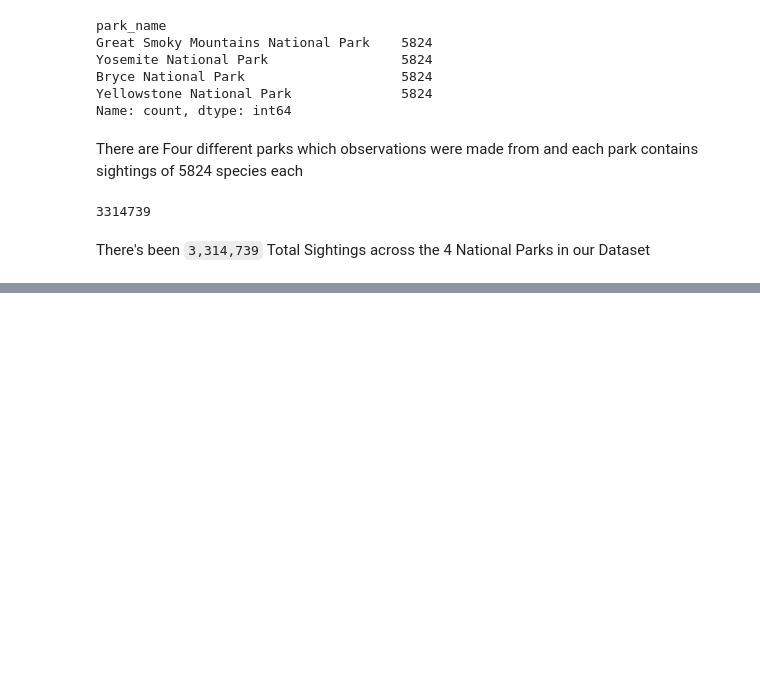
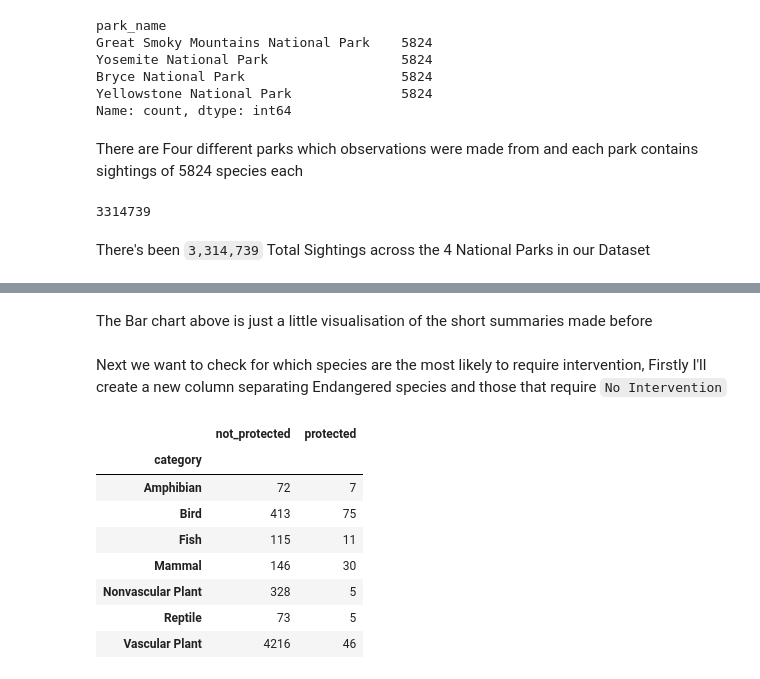
Before and after one commit to Chike99/National-Park-Services-Analysis, a Jupyter notebook: biodiversity.ipynb, the cells around one changed output, grey strips where cells are left out. Drawn from its saved outputs; the diff is of its cells as text; code cells hidden in the pictures; blank space fills up the shorter version.

```diff
--- a/biodiversity.ipynb
+++ b/biodiversity.ipynb
@@ -150,0 +206,22 @@ There's been `3,314,739` Total Sightings across the 4 National Parks in our Data
+# %% [markdown]
+The Bar chart above is just a little visualisation of the short summaries made before
+# %% [markdown]
+Next we want to check for which species are the most likely to require intervention, Firstly I'll create a new column separating Endangered species and those that require `No Intervention`
+# %%
+species['Protection_Status'] = species.conservation_status != 'No Intervention'
+int_check =  species.groupby(['category', 'Protection_Status']).scientific_name.nunique().reset_index()\
+    .pivot(columns='Protection_Status',
+           index='category',
+           values='scientific_name')
+int_check.columns = ['not_protected', 'protected']
+int_check
+# %% [output]
+|  | not_protected | protected |
+| category |  |  |
+| Amphibian | 72 | 7 |
+| Bird | 413 | 75 |
+| Fish | 115 | 11 |
+| Mammal | 146 | 30 |
+| Nonvascular Plant | 328 | 5 |
+| Reptile | 73 | 5 |
+| Vascular Plant | 4216 | 46 |
```
Also changed, not shown: parts of 15 cells of this notebook.
